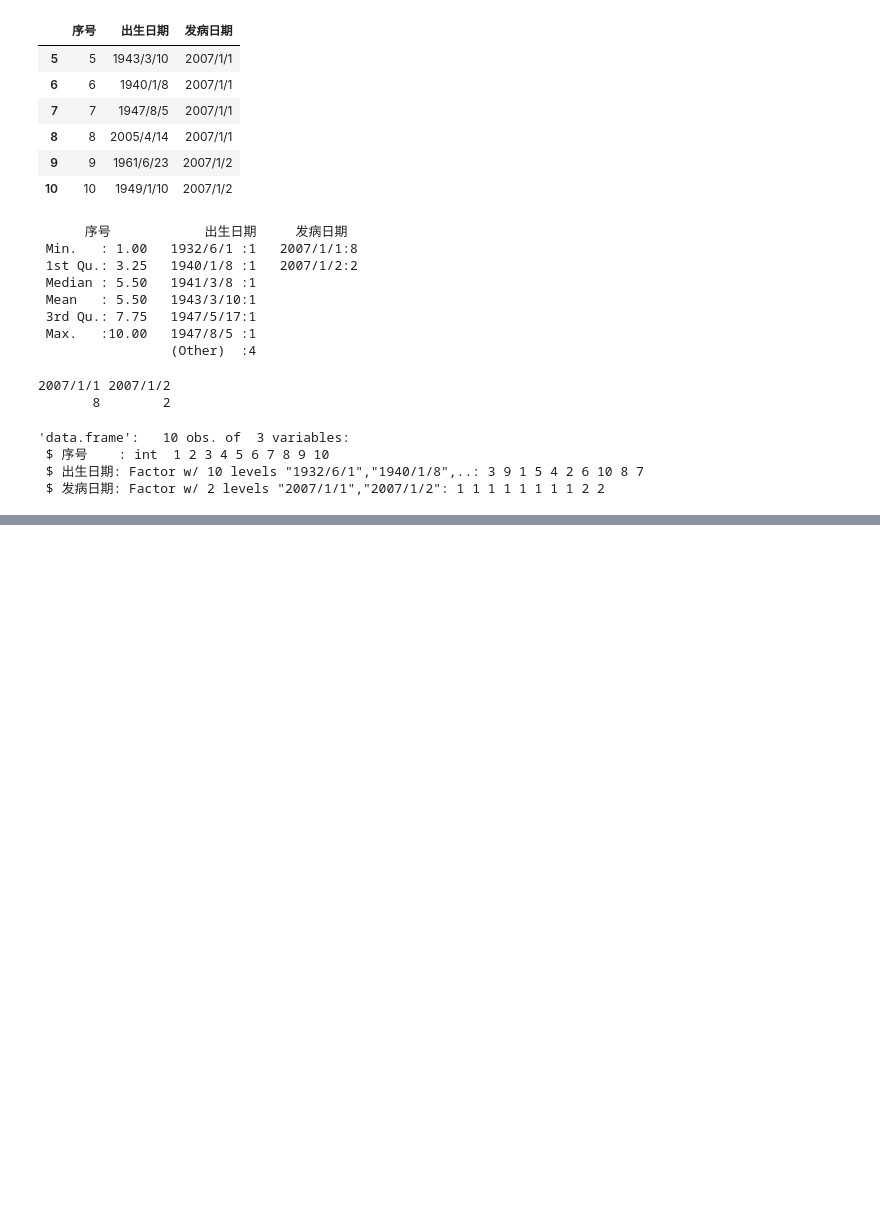
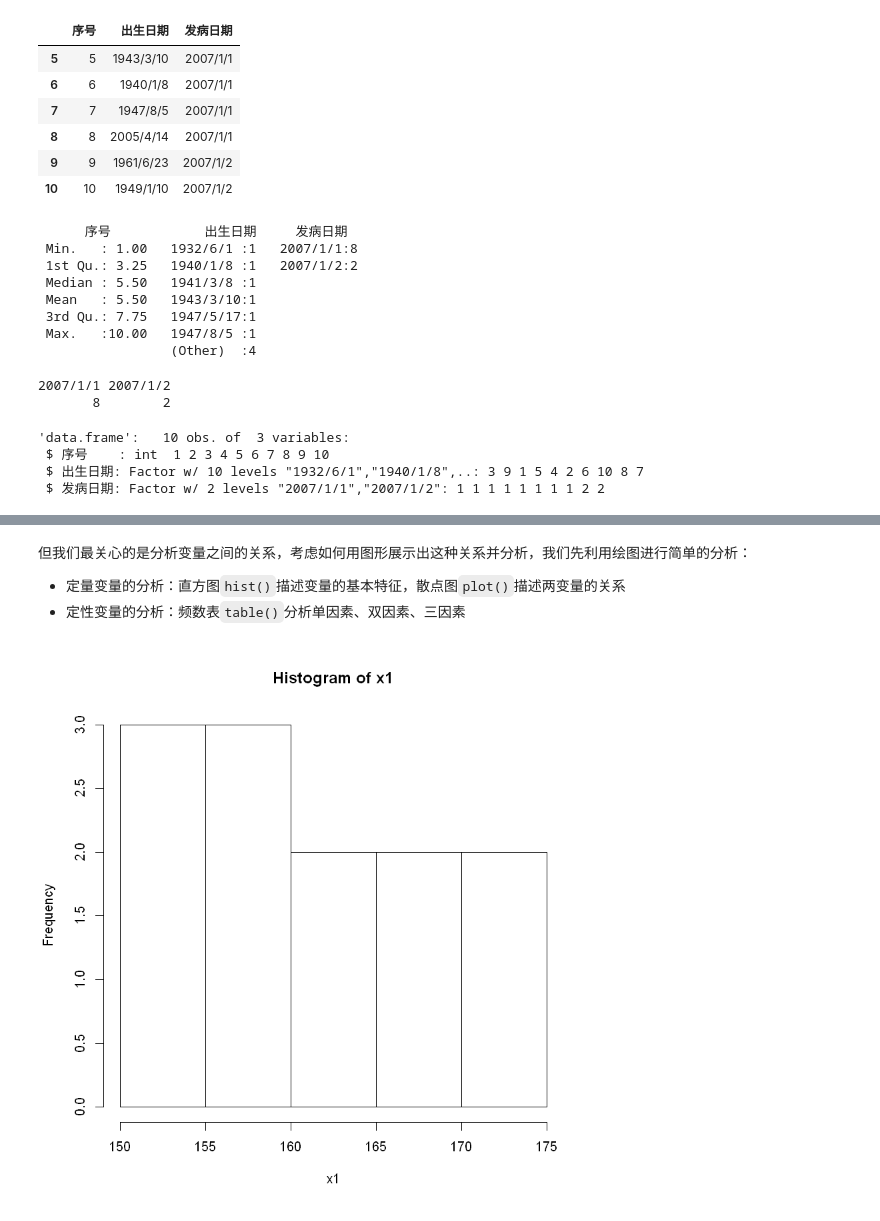
Before and after one commit to Sampson-Lee/R-Tutorial-for-Applied-Multivariate-Statistical-Analysis, a Jupyter notebook: 数据分析.ipynb, the cells around one changed output, grey strips where cells are left out. Cells and saved outputs as stored; diff of their text form; code cells hidden in the pictures; blank space fills up the shorter version.

```diff
--- a/数据分析.ipynb
+++ b/数据分析.ipynb
@@ -251,0 +427,14 @@ reg.sim()
+# %% [markdown]
+但我们最关心的是分析变量之间的关系，考虑如何用图形展示出这种关系并分析，我们先利用绘图进行简单的分析：
+
+- 定量变量的分析：直方图`hist()`描述变量的基本特征，散点图`plot()`描述两变量的关系
+- 定性变量的分析：频数表`table()`分析单因素、双因素、三因素
+# %%
+# 定量变量的分析，身高和体重
+
+x1=c(171,175,159,155,152,158,154,164,168,166,159,164)
+x2=c(57,64,41,38,35,44,41,51,57,49,47,46)
+
+hist(x1) #做出身高的直方图
+# %% [output]
+[figure, added]
```
Also changed, not shown: parts of 55 cells of this notebook, 11 other files.
